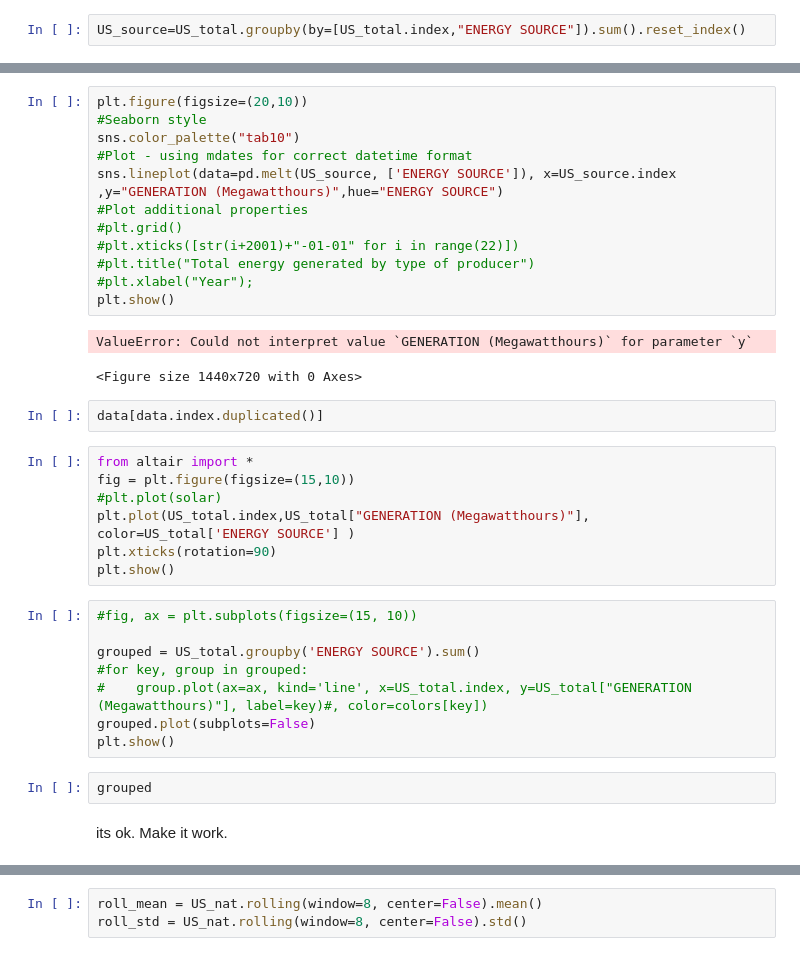
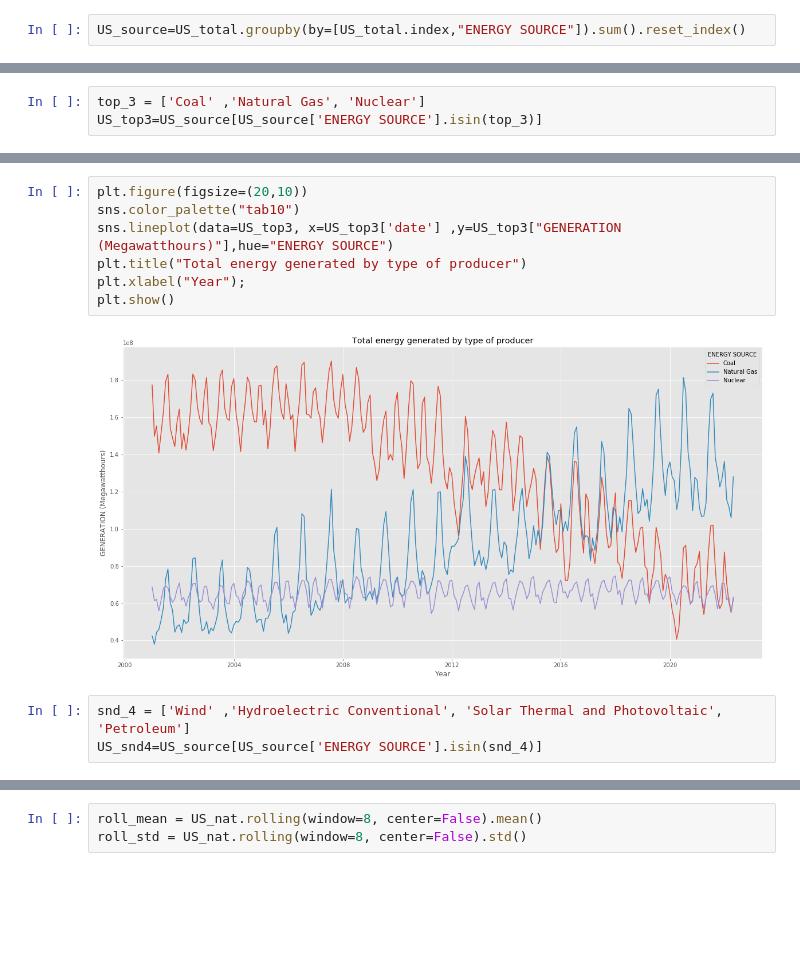
Before and after one commit to MNLKuzmin/USEnergy_Generation, a Jupyter notebook: TimeseriesNotebook.ipynb, the cells around one changed output, grey strips where cells are left out. Cells and saved outputs as stored; diff of their text form; blank space fills up the shorter version.

```diff
--- a/TimeseriesNotebook.ipynb
+++ b/TimeseriesNotebook.ipynb
@@ -359,0 +288,3 @@ plt.show();
+# %%
+top_3 = ['Coal' ,'Natural Gas', 'Nuclear']
+US_top3=US_source[US_source['ENERGY SOURCE'].isin(top_3)]
@@ -360,36 +307,12 @@ plt.show();
 # %%
 plt.figure(figsize=(20,10))
-#Seaborn style
 sns.color_palette("tab10")
-#Plot - using mdates for correct datetime format
-sns.lineplot(data=pd.melt(US_source, ['ENERGY SOURCE']), x=US_source.index ,y="GENERATION (Megawatthours)",hue="ENERGY SOURCE")
-#Plot additional properties
-#plt.grid()
-#plt.xticks([str(i+2001)+"-01-01" for i in range(22)])
-#plt.title("Total energy generated by type of producer")
-#plt.xlabel("Year");
+sns.lineplot(data=US_top3, x=US_top3['date'] ,y=US_top3["GENERATION (Megawatthours)"],hue="ENERGY SOURCE")
+plt.title("Total energy generated by type of producer")
+plt.xlabel("Year");
 plt.show()
 # %% [output]
-ValueError: Could not interpret value `GENERATION (Megawatthours)` for parameter `y`
-<Figure size 1440x720 with 0 Axes>
+[figure, added]
-# %%
-data[data.index.duplicated()]
-# %%
-from altair import *
-fig = plt.figure(figsize=(15,10))
-#plt.plot(solar)
-plt.plot(US_total.index,US_total["GENERATION (Megawatthours)"], color=US_total['ENERGY SOURCE'] )
-plt.xticks(rotation=90)
-plt.show()
-# %%
-#fig, ax = plt.subplots(figsize=(15, 10))
-
-grouped = US_total.groupby('ENERGY SOURCE').sum()
-#for key, group in grouped:
-#    group.plot(ax=ax, kind='line', x=US_total.index, y=US_total["GENERATION (Megawatthours)"], label=key)#, color=colors[key])
-grouped.plot(subplots=False)
-plt.show()
-# %%
-grouped
-# %% [markdown]
-its ok. Make it work.
+# %%
+snd_4 = ['Wind' ,'Hydroelectric Conventional', 'Solar Thermal and Photovoltaic', 'Petroleum']
+US_snd4=US_source[US_source['ENERGY SOURCE'].isin(snd_4)]
```
Also changed, not shown: parts of 126 cells of this notebook.
